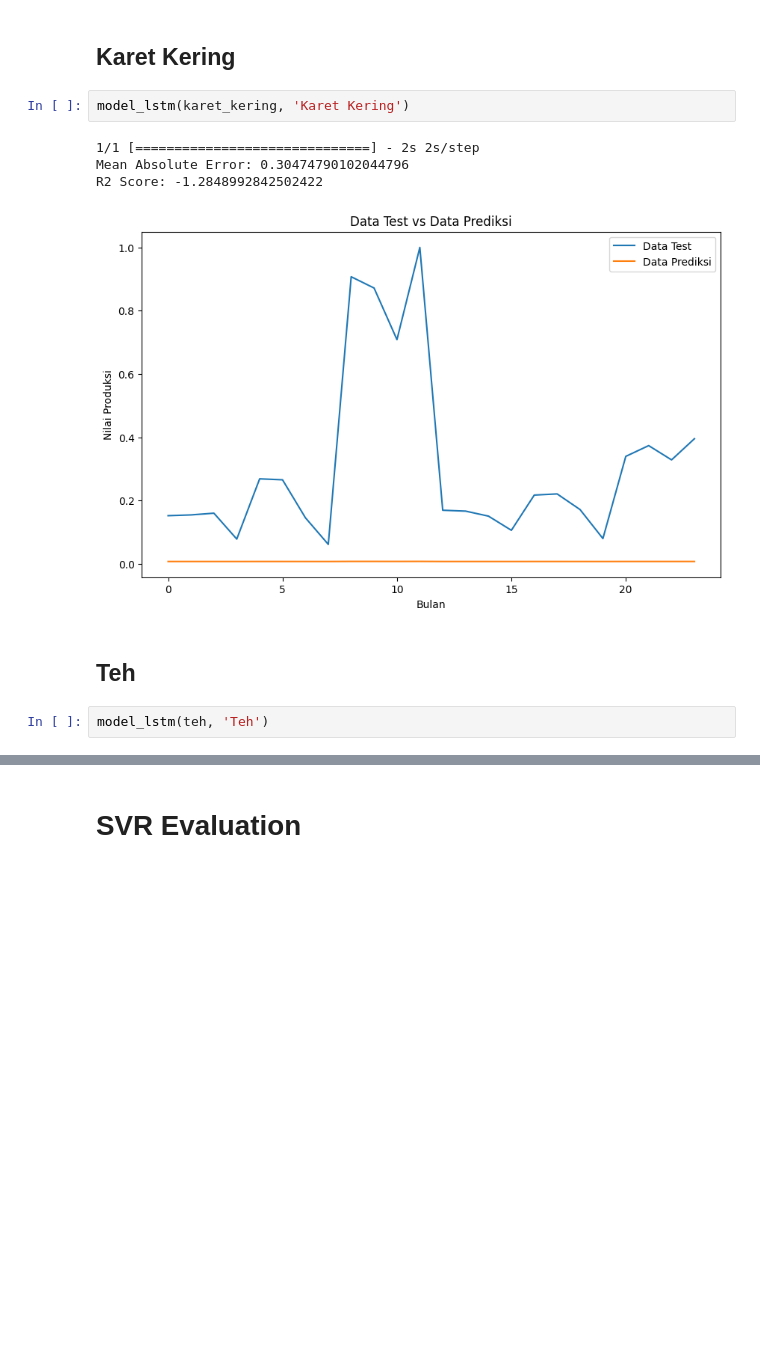
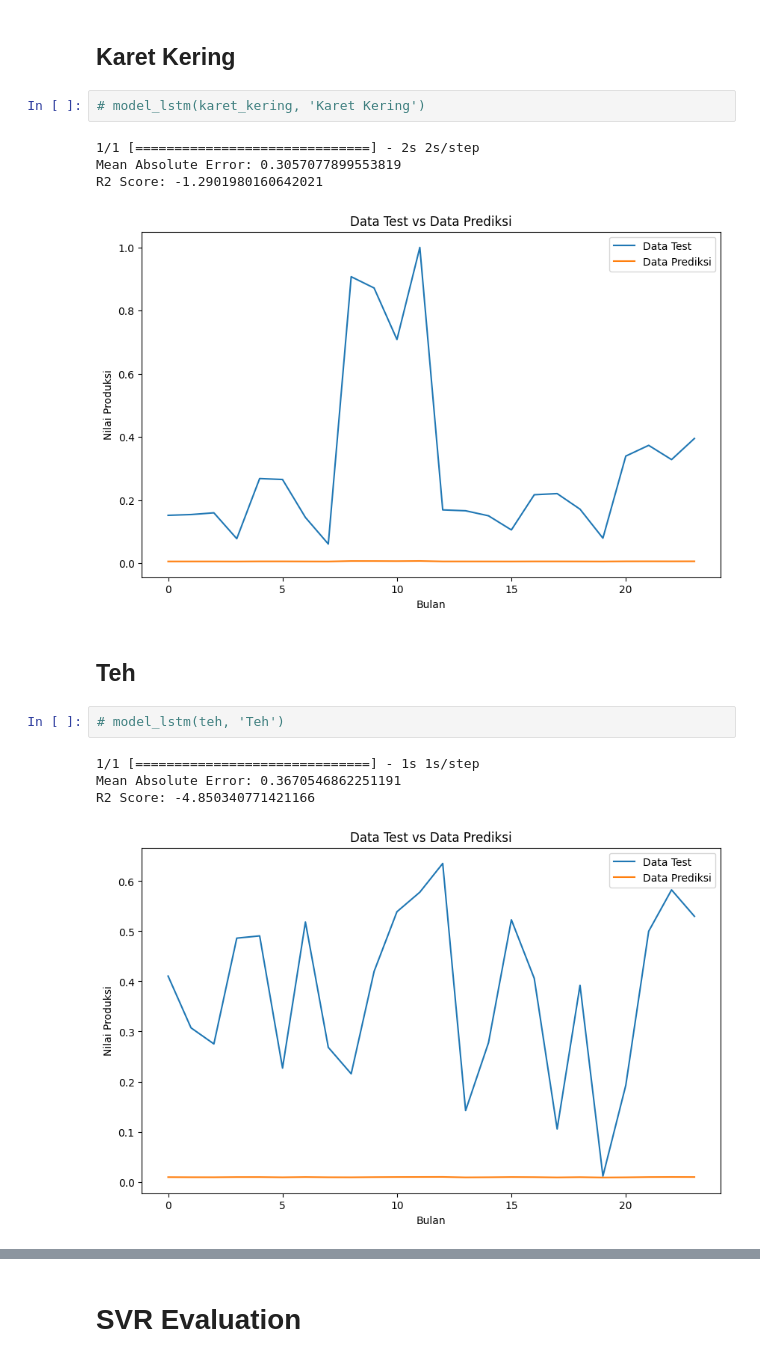
Before and after one commit to bayuik/cropForecastingProduction, a Jupyter notebook: cropForecastingProduction.ipynb, the cells around one changed output, grey strips where cells are left out. Cells and saved outputs as stored; diff of their text form; blank space fills up the shorter version.

```diff
--- a/cropForecastingProduction.ipynb
+++ b/cropForecastingProduction.ipynb
@@ -176,13 +170,18 @@ R2 Score: -42.999548048498625
 # %% [markdown]
 ## Karet Kering
 # %%
-model_lstm(karet_kering, 'Karet Kering')
+# model_lstm(karet_kering, 'Karet Kering')
 # %% [output]
 1/1 [==============================] - 2s 2s/step
-Mean Absolute Error: 0.30474790102044796
-R2 Score: -1.2848992842502422
+Mean Absolute Error: 0.3057077899553819
+R2 Score: -1.2901980160642021
 [figure]
 # %% [markdown]
 ## Teh
 # %%
-model_lstm(teh, 'Teh')
+# model_lstm(teh, 'Teh')
+# %% [output]
+1/1 [==============================] - 1s 1s/step
+Mean Absolute Error: 0.3670546862251191
+R2 Score: -4.850340771421166
+[figure, added]
```
Also changed, not shown: parts of 11 cells of this notebook.
